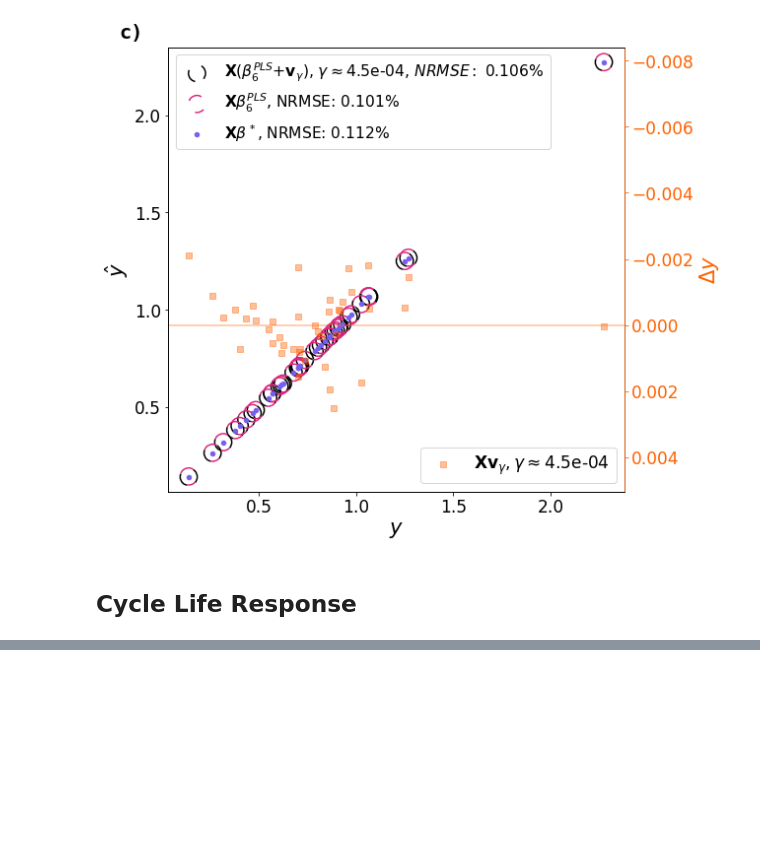
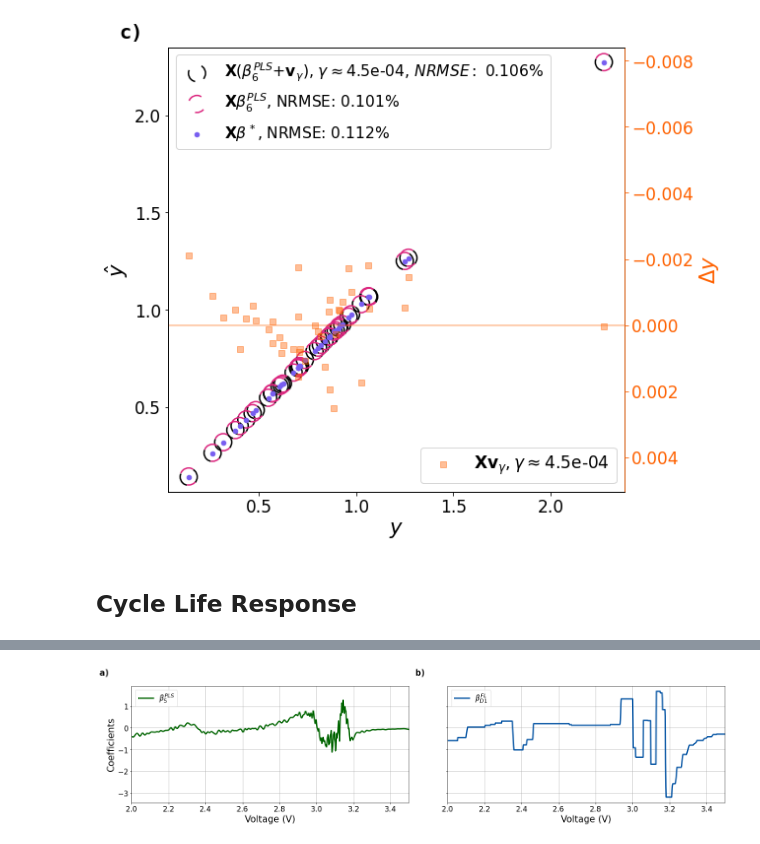
Before and after one commit to JoachimSchaeffer/HDRegAnalytics, a Jupyter notebook: Nullspace_LFP_examples.ipynb, the cells around one changed output, grey strips where cells are left out. Saved outputs shown, nothing was run; the diff lists cells and outputs as text; code cells hidden in the pictures; blank space fills up the shorter version.

```diff
--- a/Nullspace_LFP_examples.ipynb
+++ b/Nullspace_LFP_examples.ipynb
@@ -530,4 +485,42 @@ reg_coef_d2 = pd.read_csv(file_name, index_col=0)
 
 file_name = "regression_in_R/lfp_cl_D1_std_cv_reg_coeff.csv"
 reg_coef_d1_std = pd.read_csv(file_name, index_col=0)
+# %%
+figsize = [20, 5]
+fig, ax = plt.subplots(1, 2, figsize=figsize, constrained_layout=True, sharex=True, sharey=True)
+
+nb_comp = 5
+fig, ax[0] = vis_reg_coef(
+    beta = nulls_lfp_cl.weights[f'PLS {nb_comp} Comp.'],
+    d = np.linspace(2.0, 3.5, 1000),
+    y = y_log_cl,
+    label = r"$\beta_{5}^{PLS}$",
+    fig = fig,
+    ax = ax[0],
+    cid=0)
+
+fig, ax[1] = vis_reg_coef(
+    beta = reg_coef_d1.iloc[:, 1],
+    d = np.linspace(2.0, 3.5, 1000),
+    y = y_log_cl,
+    label = r"$\beta_{D1}^{FL}$",
+    fig = fig,
+    ax = ax[1],
+    cid=1)
+
+trans = mtransforms.ScaledTranslation(-55 / 72, 20 / 72, fig.dpi_scale_trans)
+fig, ax[0] = set_axis_label(fig, ax[0], trans, label_str="a)", loc=(-0.03, 1.0))
+fig, ax[1] = set_axis_label(fig, ax[1], trans, label_str="b)", loc=(-0.03, 1.0))
+
+ax[0].set_xlabel("Voltage (V)")
+ax[1].set_xlabel("Voltage (V)")
+ax[0].set_ylabel("Coefficients")
+
+#fig.suptitle("Cross-Validate Generalized Lasso Regression Coefficients")
+
+# Save figure
+if save_plots:
+    plt.savefig(save_plot_path + 'LFP_CL_CV_Reg_Coeff_genlasso_s.pdf')
+# %% [output]
+[figure, added]
 # %%
```
Also changed, not shown: parts of 19 cells of this notebook, 23 other files.
